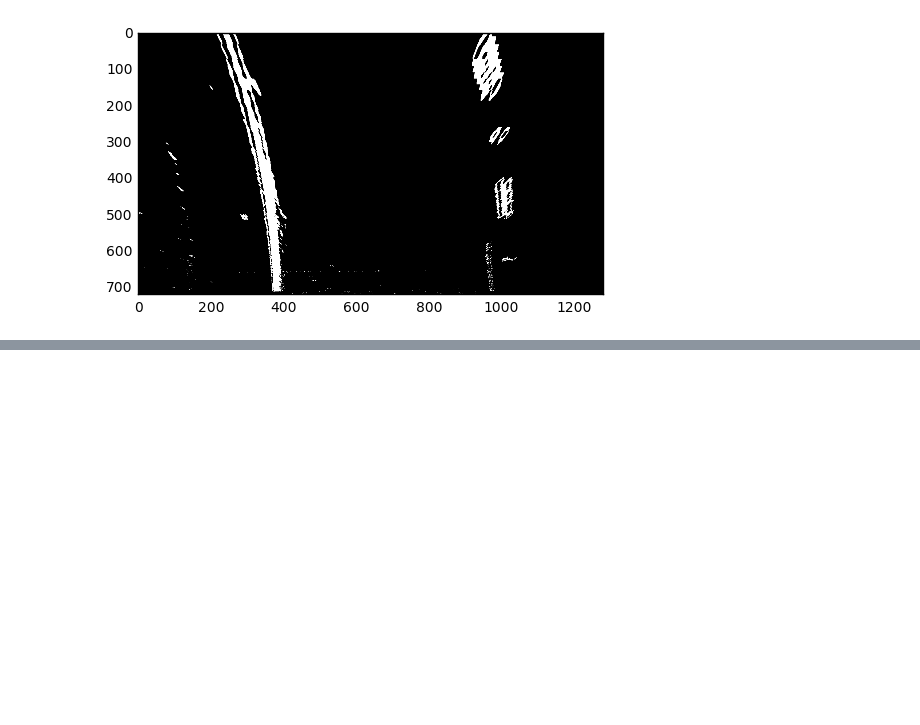
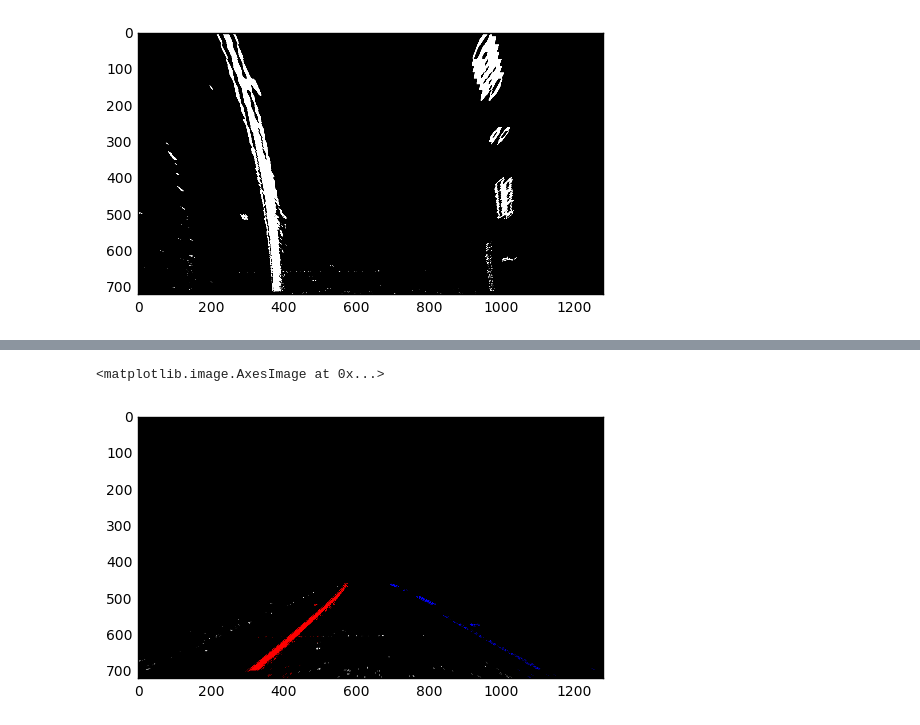
Before and after one commit to tadasdanielius/CarND-Advanced-Lane-Lines, a Jupyter notebook: workbook.ipynb, the cells around one changed output, grey strips where cells are left out. Cells and saved outputs as stored; diff of their text form; code cells hidden in the pictures; blank space fills up the shorter version.

```diff
--- a/workbook.ipynb
+++ b/workbook.ipynb
@@ -40,0 +41,6 @@ AttributeError: 'tuple' object has no attribute 'shape'
+# %%
+unwarped = w.unwarp(marked)
+plt.imshow(unwarped)
+# %% [output]
+<matplotlib.image.AxesImage at 0x...>
+[figure, added]
```
Also changed, not shown: parts of 7 cells of this notebook, 3 other files.
